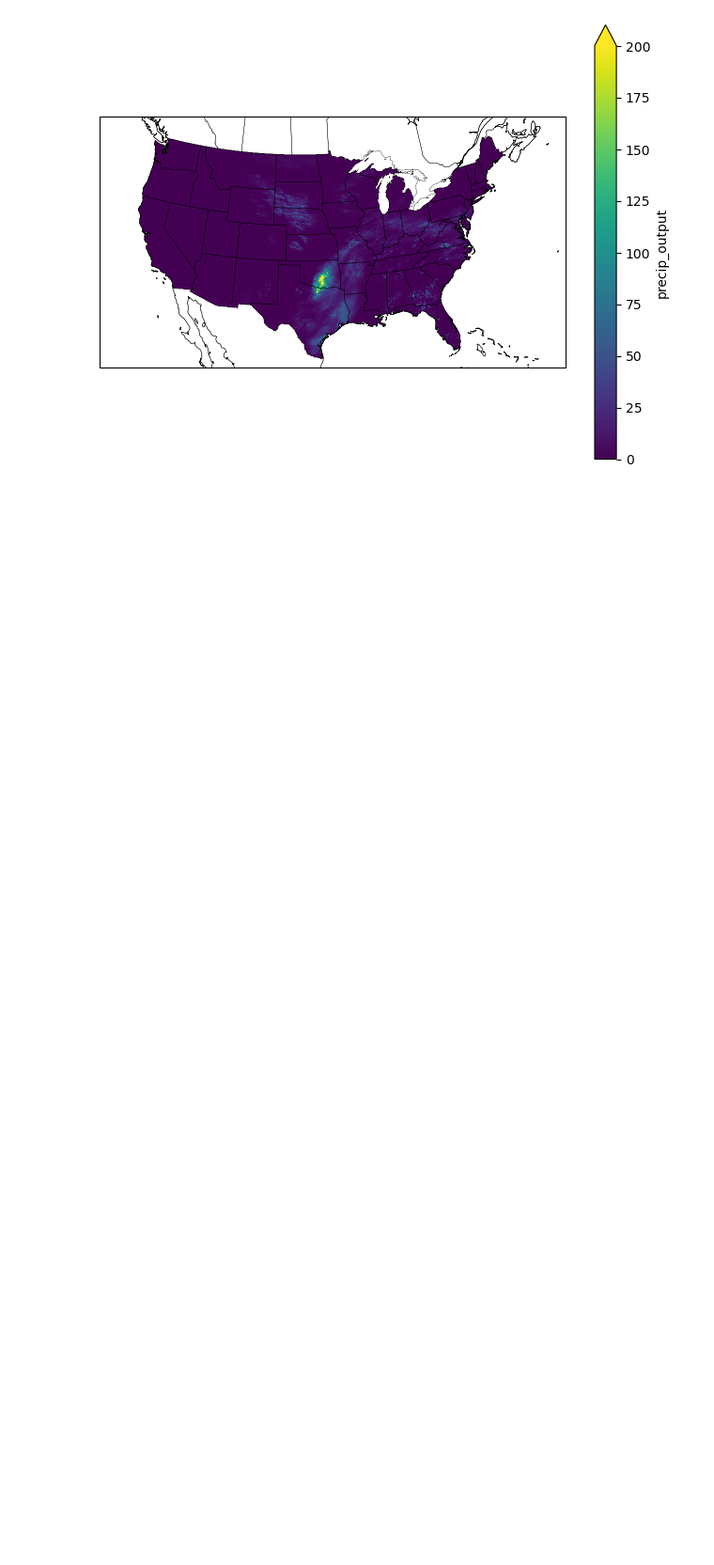
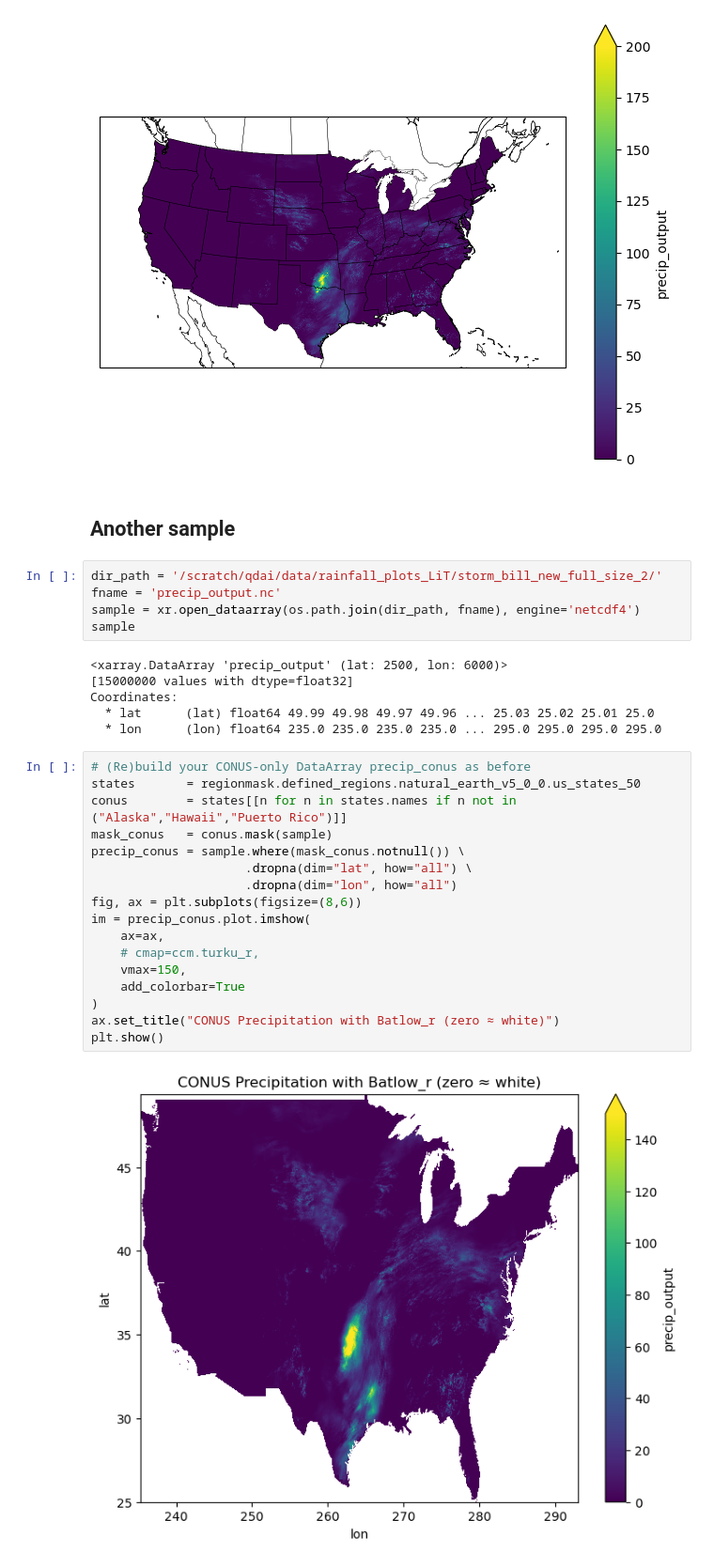
Before and after one commit to Way-Yuhao/WassDiff, a Jupyter notebook: notebooks/R2 - CONUS.ipynb, the cells around one changed output. Shown at 94% size. Saved outputs shown, nothing was run; the diff lists cells and outputs as text; blank space fills up the shorter version.

Commit message:
updated CONUS notebook

```diff
--- a/notebooks/R2 - CONUS.ipynb
+++ b/notebooks/R2 - CONUS.ipynb
@@ -244,3 +244,35 @@ ax.add_feature(cfeature.STATES, edgecolor='black', linewidth=0.25)
 plt.savefig(os.path.join(dir_path, f'precip_output_projected.svg'), dpi=300, transparent=True)
 # %% [output]
 [figure]
+# %% [markdown]
+## Another sample
+# %%
+dir_path = '/scratch/qdai/data/rainfall_plots_LiT/storm_bill_new_full_size_2/'
+fname = 'precip_output.nc'
+sample = xr.open_dataarray(os.path.join(dir_path, fname), engine='netcdf4')
+sample
+# %% [output]
+<xarray.DataArray 'precip_output' (lat: 2500, lon: 6000)>
+[15000000 values with dtype=float32]
+Coordinates:
+  * lat      (lat) float64 49.99 49.98 49.97 49.96 ... 25.03 25.02 25.01 25.0
+  * lon      (lon) float64 235.0 235.0 235.0 235.0 ... 295.0 295.0 295.0 295.0
+# %%
+# (Re)build your CONUS‐only DataArray precip_conus as before
+states       = regionmask.defined_regions.natural_earth_v5_0_0.us_states_50
+conus        = states[[n for n in states.names if n not in ("Alaska","Hawaii","Puerto Rico")]]
+mask_conus   = conus.mask(sample)
+precip_conus = sample.where(mask_conus.notnull()) \
+                     .dropna(dim="lat", how="all") \
+                     .dropna(dim="lon", how="all")
+fig, ax = plt.subplots(figsize=(8,6))
+im = precip_conus.plot.imshow(
+    ax=ax,
+    # cmap=ccm.turku_r,
+    vmax=150,
+    add_colorbar=True
+)
+ax.set_title("CONUS Precipitation with Batlow_r (zero ≈ white)")
+plt.show()
+# %% [output]
+[figure, added]
```
Also changed, not shown: parts of 2 cells of this notebook.
